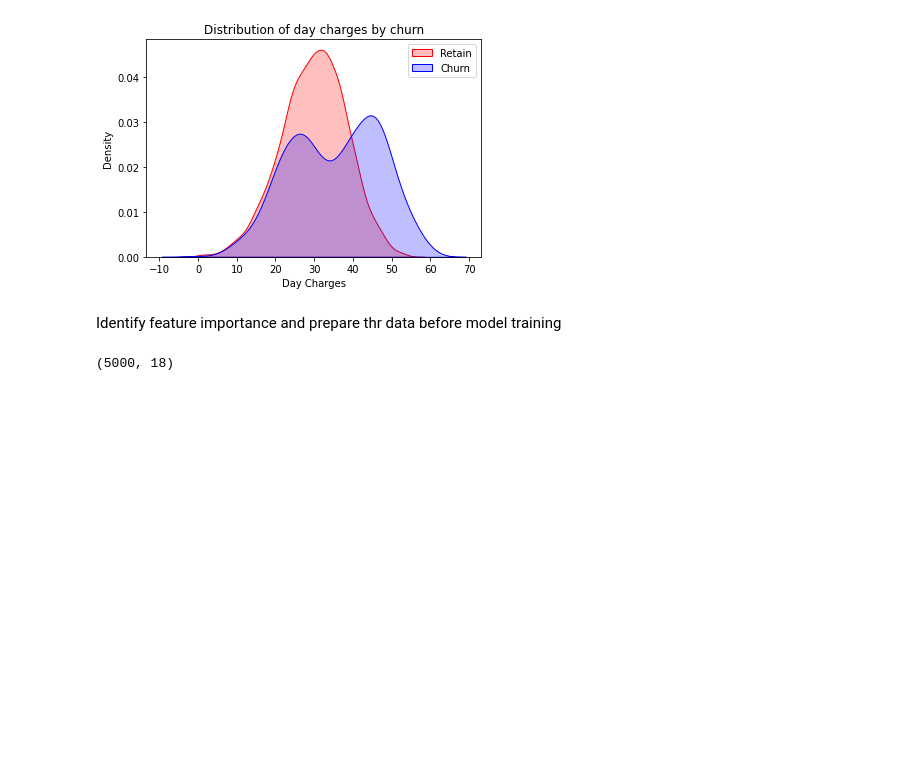
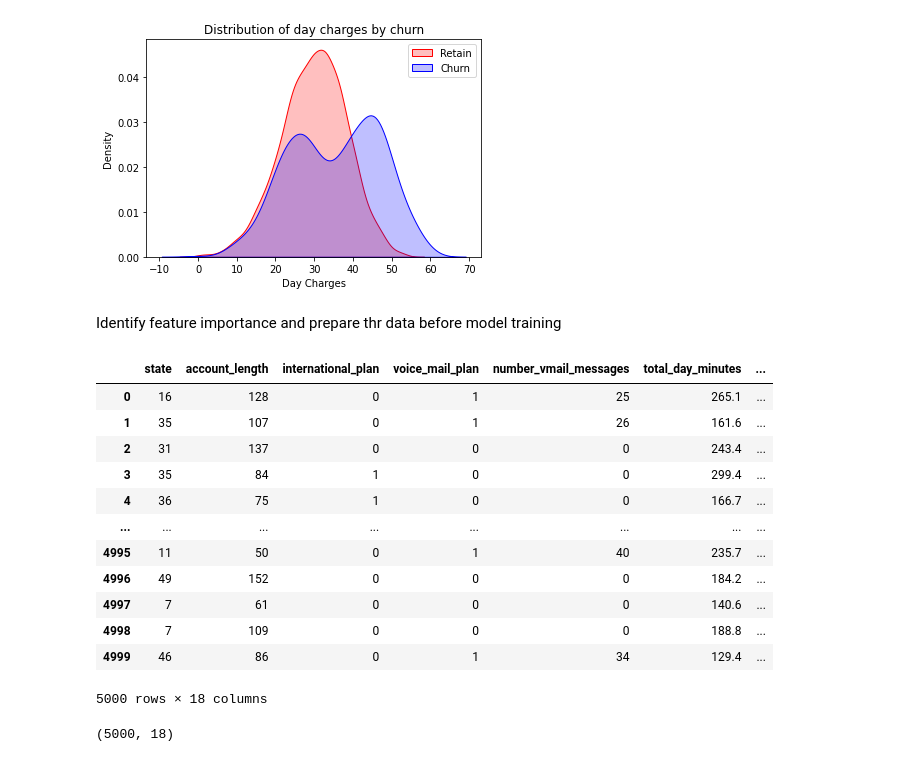
Before and after one commit to nisha1365/TECHNICAL_TRAINING_CTS, a Jupyter notebook: Nisha_2211566_TelecomChurnPrediction.ipynb, the cells around one changed output. Cells and saved outputs as stored; diff of their text form; code cells hidden in the pictures; blank space fills up the shorter version.

```diff
--- a/Nisha_2211566_TelecomChurnPrediction.ipynb
+++ b/Nisha_2211566_TelecomChurnPrediction.ipynb
@@ -138,6 +188,22 @@ Identify feature importance and prepare thr data before model training
 # generalization performance
 X = telecom_df.drop(["class","area_code","phone_number"], axis ="columns")
 y = telecom_df["class"]
+# %%
+X
+# %% [output]
+|  | state | account_length | international_plan | voice_mail_plan | number_vmail_messages | total_day_minutes | ... |
+| 0 | 16 | 128 | 0 | 1 | 25 | 265.1 | ... |
+| 1 | 35 | 107 | 0 | 1 | 26 | 161.6 | ... |
+| 2 | 31 | 137 | 0 | 0 | 0 | 243.4 | ... |
+| 3 | 35 | 84 | 1 | 0 | 0 | 299.4 | ... |
+| 4 | 36 | 75 | 1 | 0 | 0 | 166.7 | ... |
+| ... | ... | ... | ... | ... | ... | ... | ... |
+| 4995 | 11 | 50 | 0 | 1 | 40 | 235.7 | ... |
+| 4996 | 49 | 152 | 0 | 0 | 0 | 184.2 | ... |
+| 4997 | 7 | 61 | 0 | 0 | 0 | 140.6 | ... |
+| 4998 | 7 | 109 | 0 | 0 | 0 | 188.8 | ... |
+| 4999 | 46 | 86 | 0 | 1 | 34 | 129.4 | ... |
+5000 rows × 18 columns
 # %%
 X.shape
 # %% [output]
```
Also changed, not shown: parts of 7 cells of this notebook.
